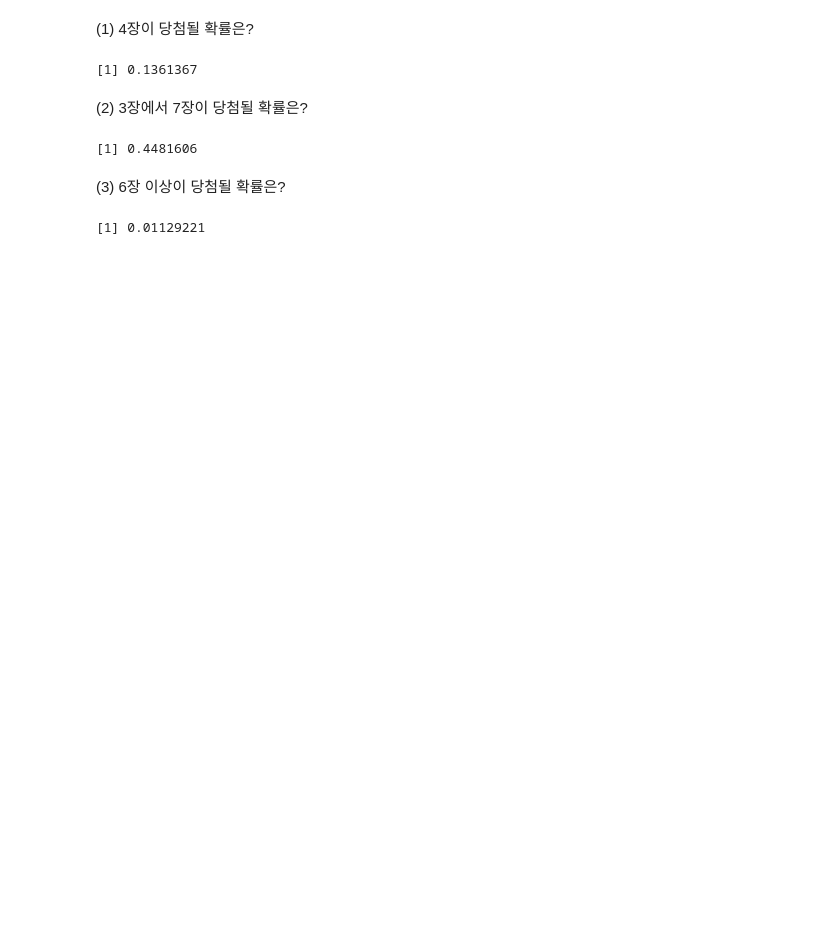
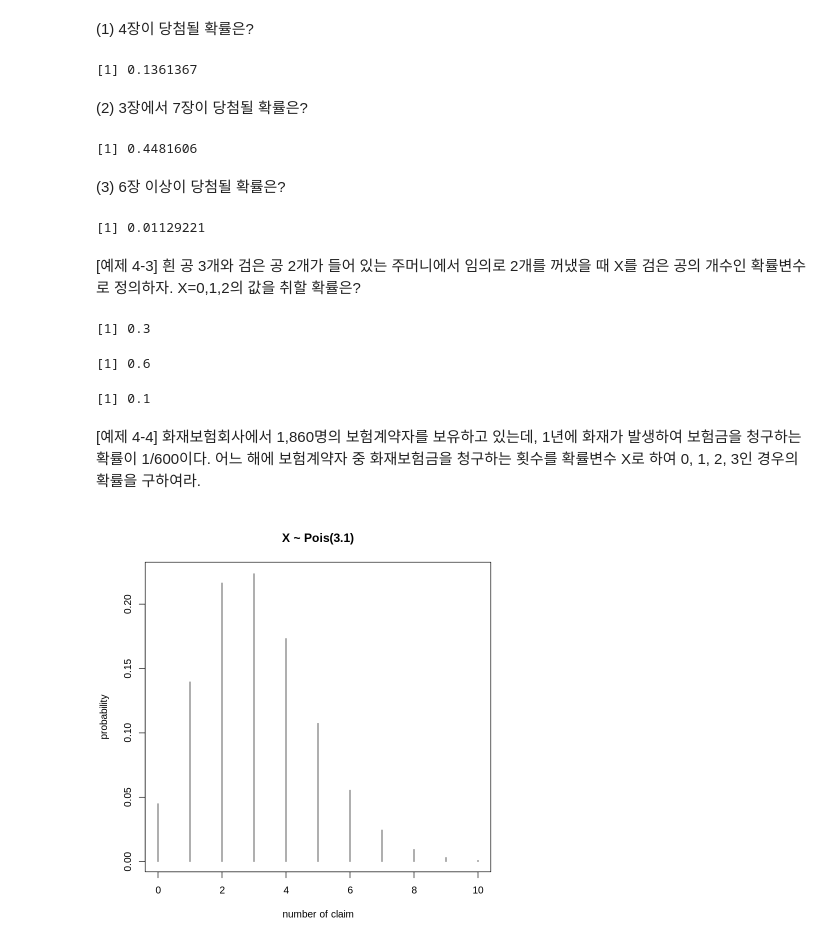
Before and after one commit to barkle2/KNOU, a Jupyter notebook: [3-1]통계학개론/제4장_확률분포와_표본분포.ipynb, the cells around one changed output. Drawn from its saved outputs; the diff is of its cells as text; code cells hidden in the pictures; blank space fills up the shorter version.

```diff
--- a/[3-1]통계학개론/제4장_확률분포와_표본분포.ipynb
+++ b/[3-1]통계학개론/제4장_확률분포와_표본분포.ipynb
@@ -62,3 +62,24 @@ pbinom(7, size=8, prob=0.3) - pbinom(2, size=8, prob=0.3)
 1-pbinom(5, size=8, prob=0.3)
 # %% [output]
 [1] 0.01129221
+# %% [markdown]
+[예제 4-3] 흰 공 3개와 검은 공 2개가 들어 있는 주머니에서 임의로 2개를 꺼냈을 때 X를 검은 공의 개수인 확률변수로 정의하자. X=0,1,2의 값을 취할 확률은?
+# %%
+# dhyper: 초기하분포의 확률값
+dhyper(0, 2, 3, 2)
+dhyper(1, 2, 3, 2)
+dhyper(2, 2, 3, 2)
+# %% [output]
+[1] 0.3
+[1] 0.6
+[1] 0.1
+# %% [markdown]
+[예제 4-4] 화재보험회사에서 1,860명의 보험계약자를 보유하고 있는데, 1년에 화재가 발생하여 보험금을 청구하는 확률이 1/600이다. 어느 해에 보험계약자 중 화재보험금을 청구하는 횟수를 확률변수 X로 하여 0, 1, 2, 3인 경우의 확률을 구하여라.
+# %%
+n=1860
+p=1/600
+
+y <- dpois(0:10, n*p)
+plot(0:10, y, type='h', ylab='probability', xlab='number of claim', main=c('X ~ Pois(3.1)'))
+# %% [output]
+[figure, added]
```
Also changed, not shown: parts of 30 cells of this notebook.
